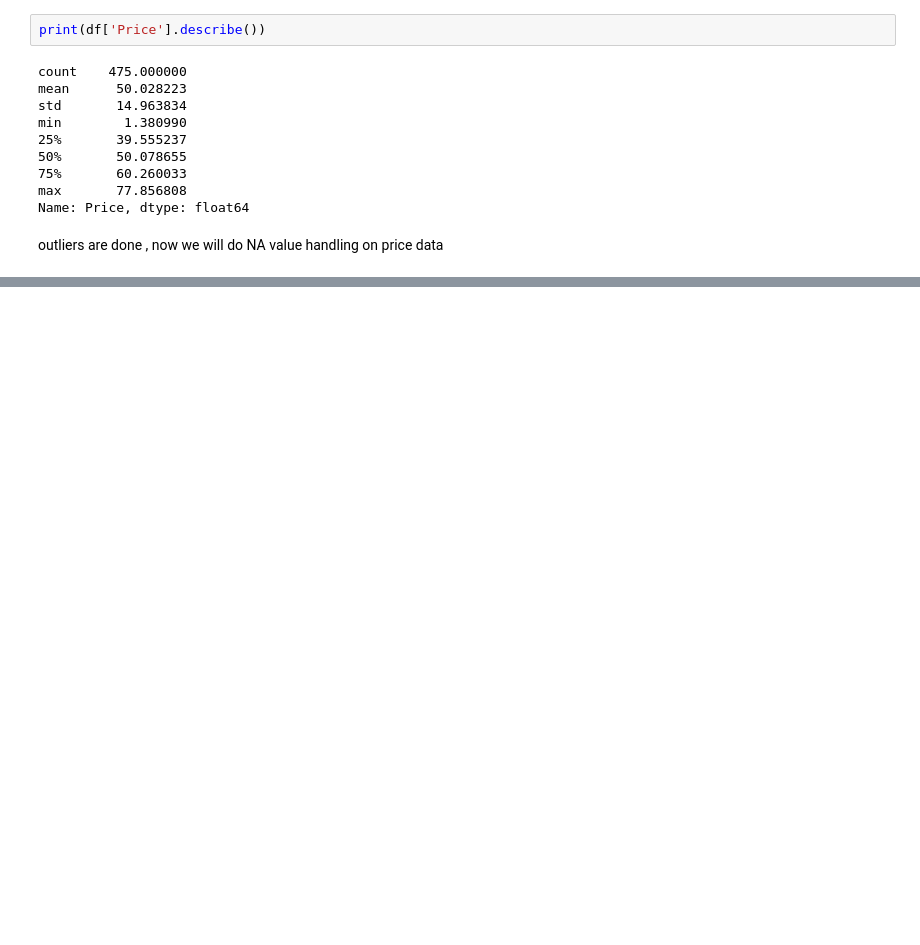
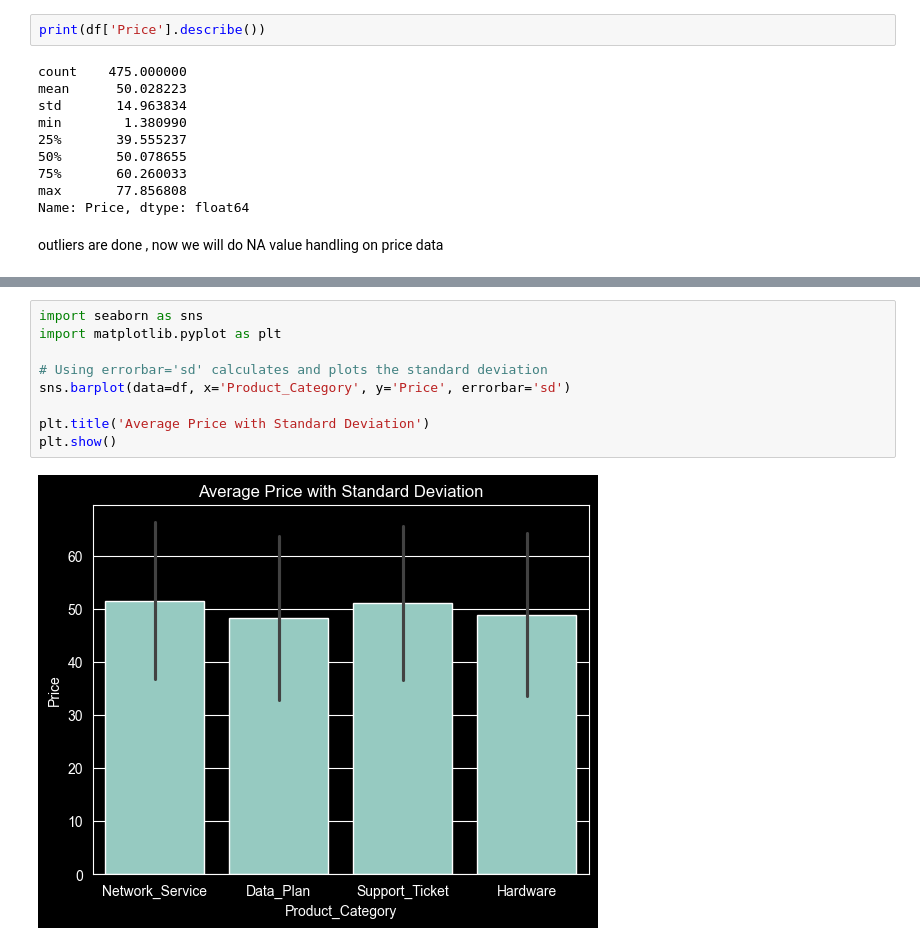
Before and after one commit to Jayeshvadje/Ml_Learning, a Jupyter notebook: Week3_Feature_Engineering/Data Preprocessing.ipynb, the cells around one changed output, grey strips where cells are left out. Cells and saved outputs as stored; diff of their text form; blank space fills up the shorter version.

```diff
--- a/Week3_Feature_Engineering/Data Preprocessing.ipynb
+++ b/Week3_Feature_Engineering/Data Preprocessing.ipynb
@@ -286,0 +284,11 @@ outliers are done , now we will do NA value handling on price data
+# %%
+import seaborn as sns
+import matplotlib.pyplot as plt
+
+# Using errorbar='sd' calculates and plots the standard deviation
+sns.barplot(data=df, x='Product_Category', y='Price', errorbar='sd')
+
+plt.title('Average Price with Standard Deviation')
+plt.show()
+# %% [output]
+[figure, added]
```
Also changed, not shown: parts of 8 cells of this notebook.
